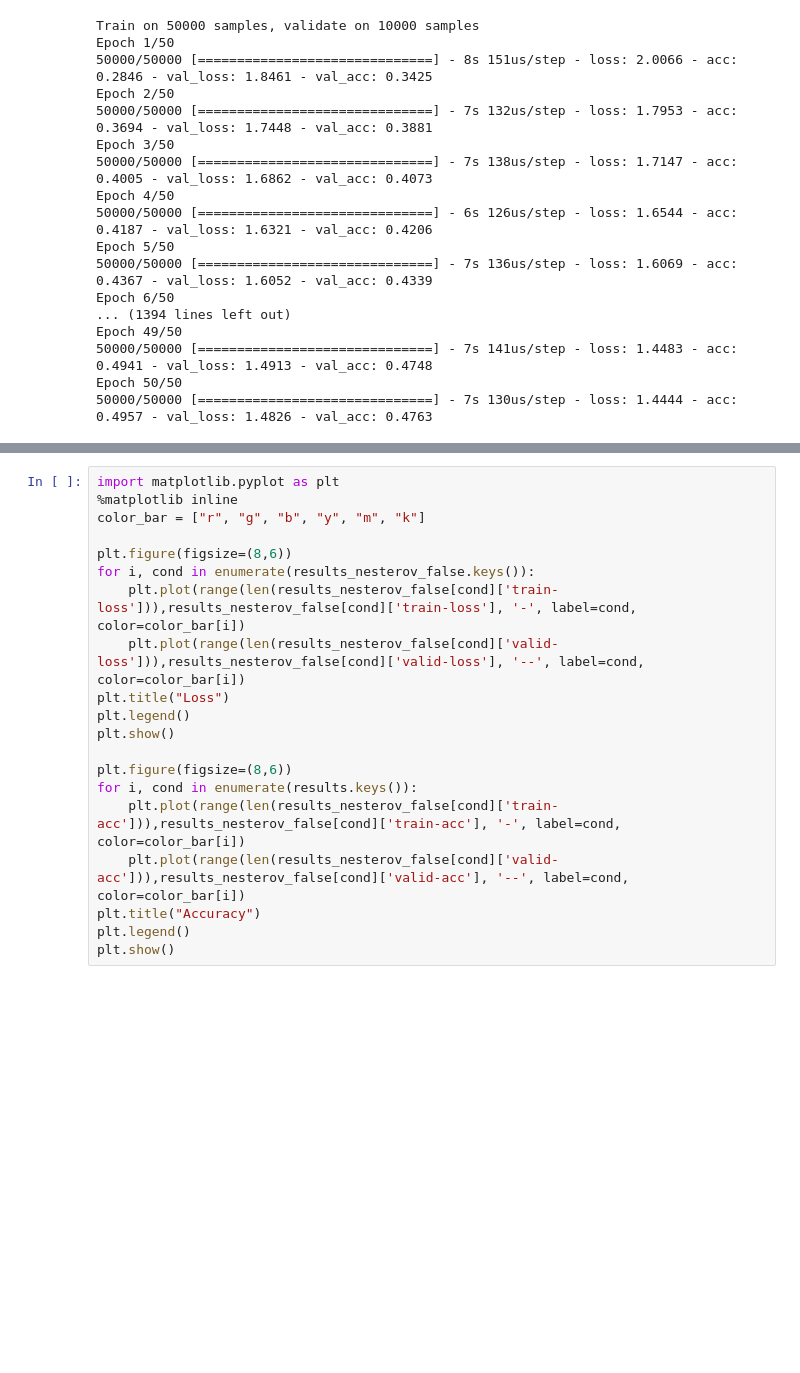
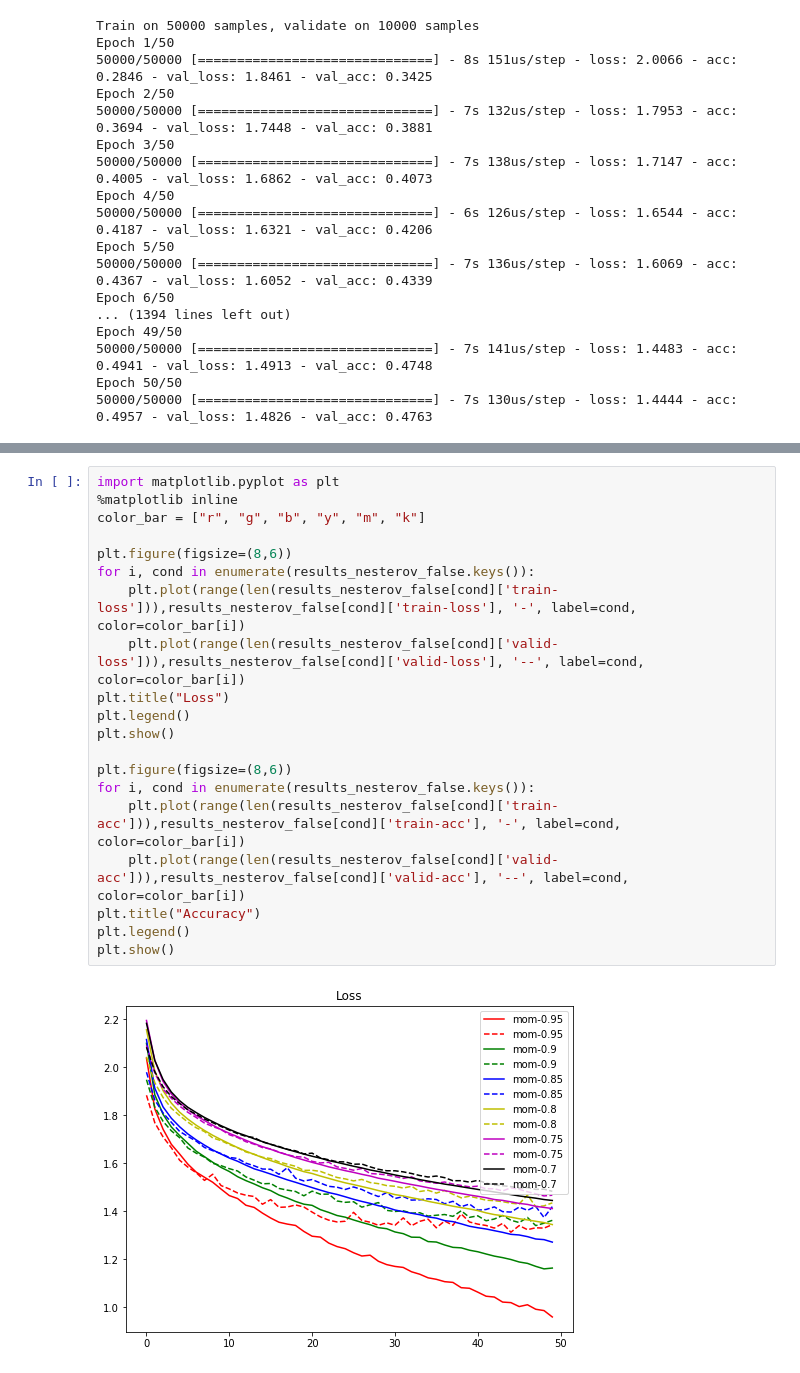
Before and after one commit to abooyaya/2nd-ML100Days, a Jupyter notebook: homework/Day_079_HW.ipynb, the cells around one changed output, grey strips where cells are left out. Saved outputs shown, nothing was run; the diff lists cells and outputs as text; blank space fills up the shorter version.

```diff
--- a/homework/Day_079_HW.ipynb
+++ b/homework/Day_079_HW.ipynb
@@ -180,20 +183,22 @@ plt.show()
 # %%
 import matplotlib.pyplot as plt
 %matplotlib inline
 color_bar = ["r", "g", "b", "y", "m", "k"]
 
 plt.figure(figsize=(8,6))
 for i, cond in enumerate(results_nesterov_false.keys()):
     plt.plot(range(len(results_nesterov_false[cond]['train-loss'])),results_nesterov_false[cond]['train-loss'], '-', label=cond, color=color_bar[i])
     plt.plot(range(len(results_nesterov_false[cond]['valid-loss'])),results_nesterov_false[cond]['valid-loss'], '--', label=cond, color=color_bar[i])
 plt.title("Loss")
 plt.legend()
 plt.show()
 
 plt.figure(figsize=(8,6))
-for i, cond in enumerate(results.keys()):
+for i, cond in enumerate(results_nesterov_false.keys()):
     plt.plot(range(len(results_nesterov_false[cond]['train-acc'])),results_nesterov_false[cond]['train-acc'], '-', label=cond, color=color_bar[i])
     plt.plot(range(len(results_nesterov_false[cond]['valid-acc'])),results_nesterov_false[cond]['valid-acc'], '--', label=cond, color=color_bar[i])
 plt.title("Accuracy")
 plt.legend()
 plt.show()
+# %% [output]
+[figure, added]
```
Also changed, not shown: parts of 2 cells of this notebook.
